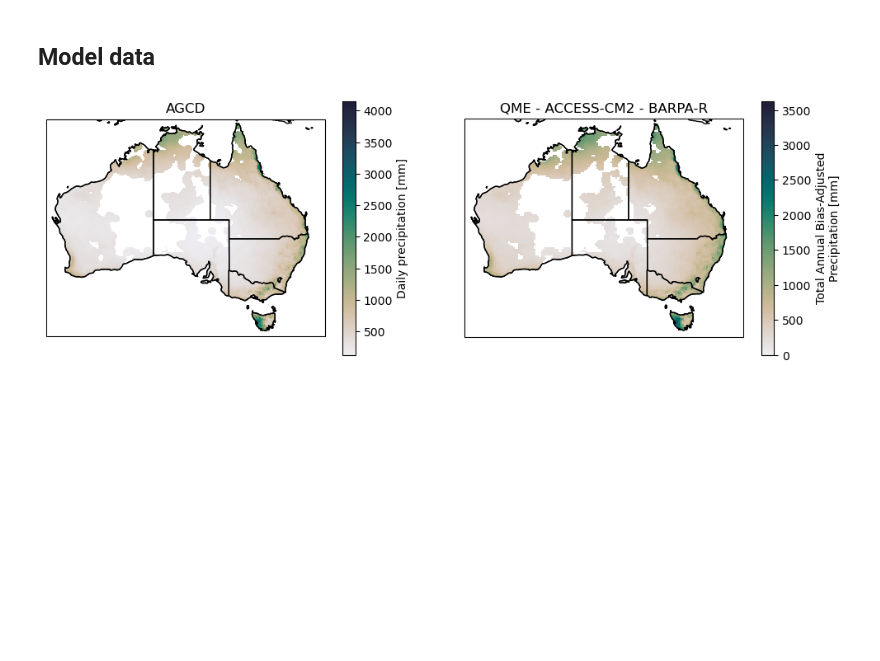
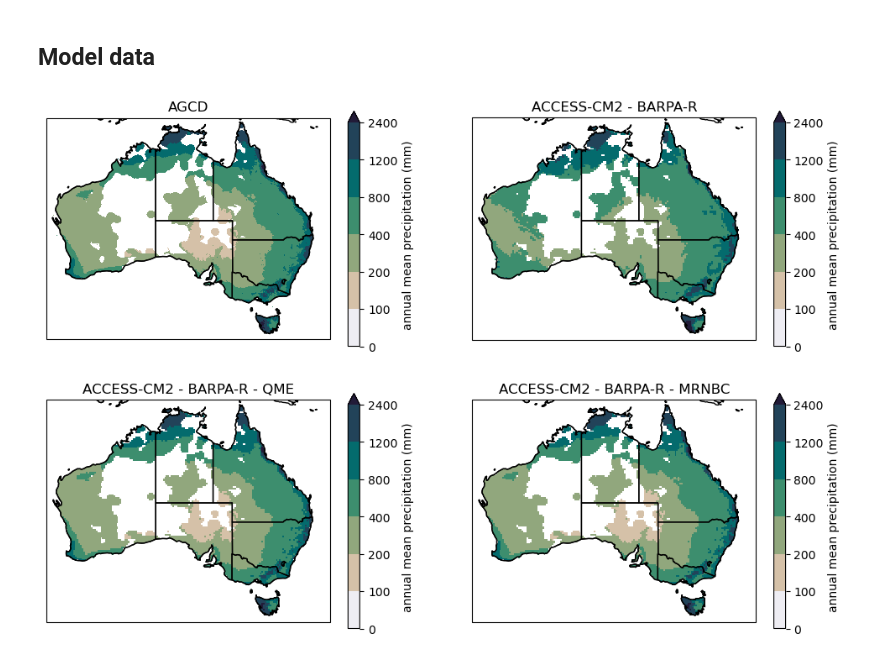
Before and after one commit to AusClimateService/bias-correction-data-release, a Jupyter notebook: residual_bias.ipynb, the cells around one changed output. Drawn from its saved outputs; the diff is of its cells as text; code cells hidden in the pictures; blank space fills up the shorter version.

Commit message:
Complete plots for one model

```diff
--- a/residual_bias.ipynb
+++ b/residual_bias.ipynb
@@ -76,2 +83,9 @@ infiles['qme'] = [
 # %%
-#inpath = '/g/data/ia39/australian-climate-service/test-data/CORDEX/output-CMIP6/DD/AUST-05i'
+def climatology(file_list, var):
+    """Calculate the 1960-2022 climatology."""
+
+    ds = xr.open_mfdataset(file_list)
+    da_clim = ds[var].sel(time=slice('1960-01-01', '2022-12-31')).mean(dim='time').compute()
+    da_clim = mask_by_pr_ob_fraction(da_clim)
+
+    return da_clim
@@ -82,29 +92,66 @@ da_qme_clim = ds_qme['prAdjust'].sel(time=slice('1960-01-01', '2022-12-31')).mea
 # %%
-#clim_dict['QME'] = clip_data(da_qme_clim)
-clim_dict['QME'] = mask_by_pr_ob_fraction(da_qme_clim)
+clim_dict['QME'] = climatology(infiles['QME'], 'prAdjust')
+# %%
+clim_dict['MRNBC'] = climatology(infiles['MRNBC'], 'prAdjust')
+# %%
+clim_dict['raw'] = climatology(infiles['raw'], 'pr')
 # %%
-fig = plt.figure(figsize=[12,4])
+fig = plt.figure(figsize=[12, 8])
 
-ax1 = fig.add_subplot(121, projection=ccrs.PlateCarree())
+levels_clim = [0, 100, 200, 400, 800, 1200, 2400]
+
+ax1 = fig.add_subplot(221, projection=ccrs.PlateCarree())
 im1 = clim_dict['AGCD'].plot(
     ax=ax1,
     transform=ccrs.PlateCarree(),
     cmap=cmocean.cm.rain,
+    levels=levels_clim,
+    cbar_kwargs={'label': 'annual mean precipitation (mm)'},
+    extend='max',
 )
 ax1.coastlines()
 ax1.add_feature(cartopy.feature.STATES)
 ax1.set_title('AGCD')
 
-ax2 = fig.add_subplot(122, projection=ccrs.PlateCarree())
-im2 = clim_dict['QME'].plot(
+ax2 = fig.add_subplot(222, projection=ccrs.PlateCarree())
+im2 = clim_dict['raw'].plot(
     ax=ax2,
     transform=ccrs.PlateCarree(),
     cmap=cmocean.cm.rain,
+    levels=levels_clim,
+    cbar_kwargs={'label': 'annual mean precipitation (mm)'},
+    extend='max',
 )
 ax2.coastlines()
 ax2.add_feature(cartopy.feature.STATES)
-ax2.set_title('QME - ACCESS-CM2 - BARPA-R')
+ax2.set_title('ACCESS-CM2 - BARPA-R')
+
+ax3 = fig.add_subplot(223, projection=ccrs.PlateCarree())
+im3 = clim_dict['QME'].plot(
+    ax=ax3,
+    transform=ccrs.PlateCarree(),
+    cmap=cmocean.cm.rain,
+    levels=levels_clim,
+    cbar_kwargs={'label': 'annual mean precipitation (mm)'},
+    extend='max',
+)
+ax3.coastlines()
+ax3.add_feature(cartopy.feature.STATES)
+ax3.set_title('ACCESS-CM2 - BARPA-R - QME')
+
+ax4 = fig.add_subplot(224, projection=ccrs.PlateCarree())
+im4 = clim_dict['MRNBC'].plot(
+    ax=ax4,
+    transform=ccrs.PlateCarree(),
+    cmap=cmocean.cm.rain,
+    levels=levels_clim,
+    cbar_kwargs={'label': 'annual mean precipitation (mm)'},
+    extend='max',
+)
+ax4.coastlines()
+ax4.add_feature(cartopy.feature.STATES)
+ax4.set_title('ACCESS-CM2 - BARPA-R - MRNBC')
 
 plt.show()
 # %% [output]
-[figure, old version]
+[figure, new version]
```
Also changed, not shown: parts of 14 cells of this notebook.
